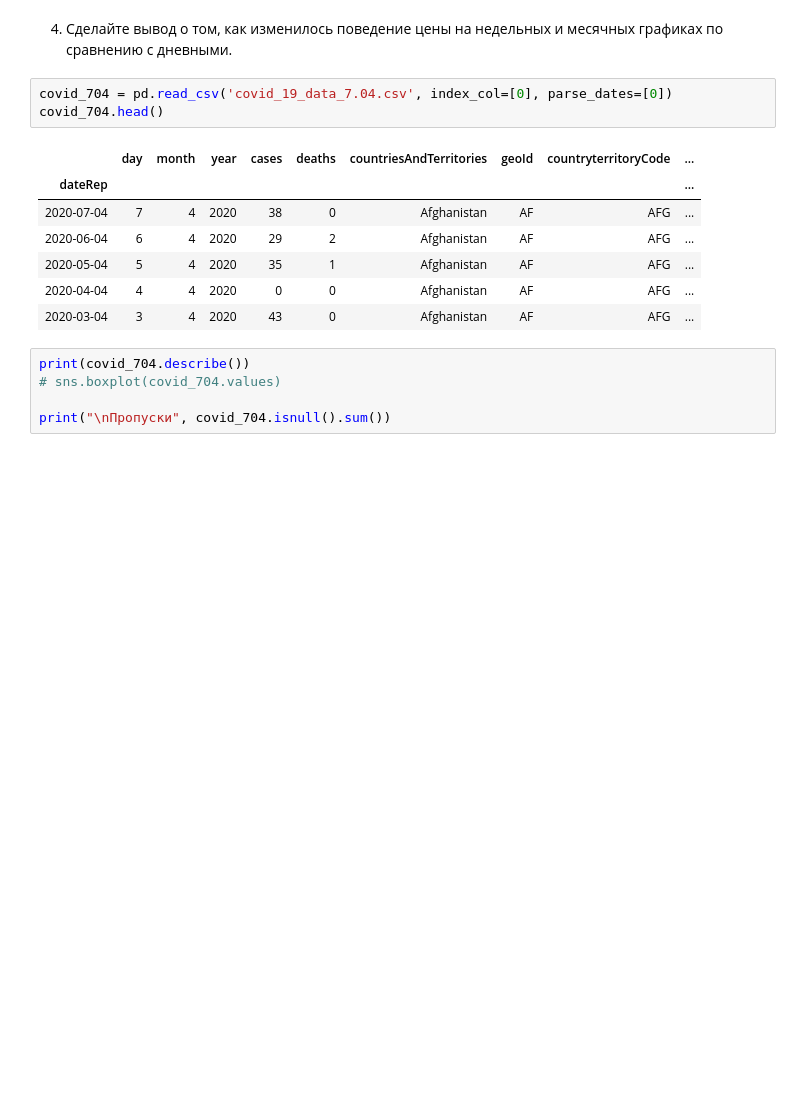
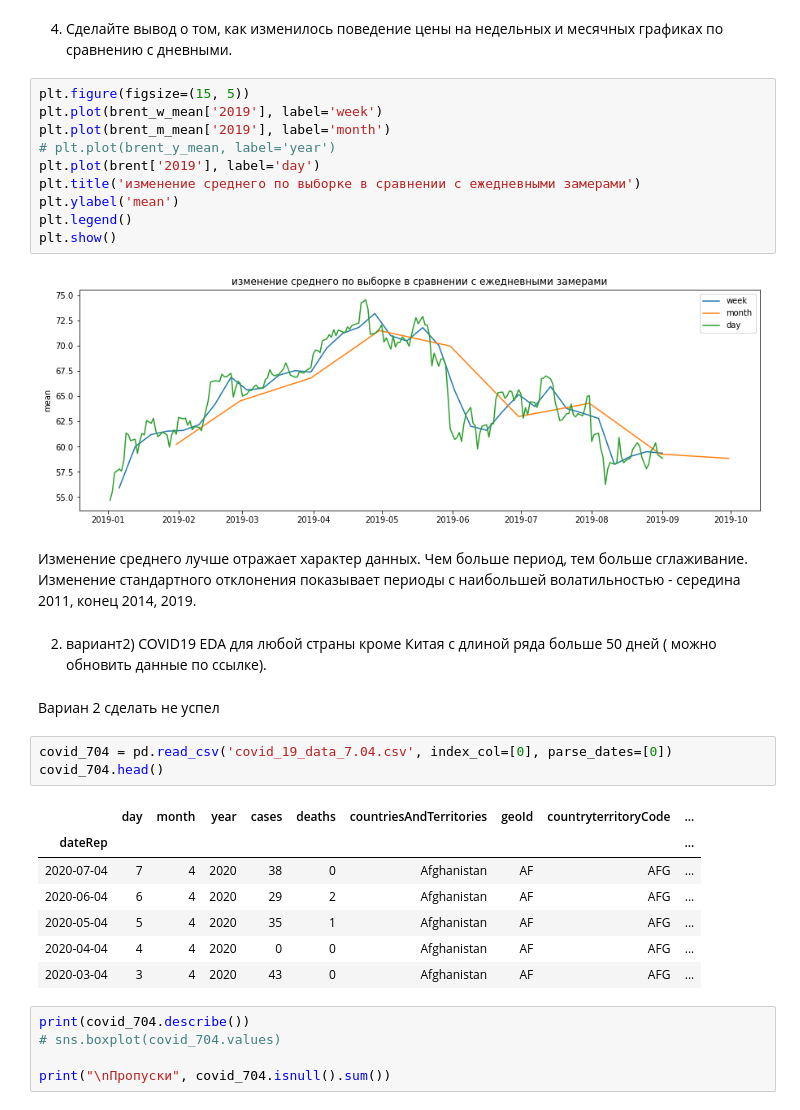
Before and after one commit to daniilstv/ML_in_business, a Jupyter notebook: Lesson1_hw.ipynb, the cells around one changed output. Saved outputs shown, nothing was run; the diff lists cells and outputs as text; blank space fills up the shorter version.

```diff
--- a/Lesson1_hw.ipynb
+++ b/Lesson1_hw.ipynb
@@ -275,6 +299,27 @@ plt.show()
 # %% [markdown]
 
 4. Сделайте вывод о том, как изменилось поведение цены на недельных и месячных графиках по сравнению с дневными.
+# %%
+plt.figure(figsize=(15, 5))
+plt.plot(brent_w_mean['2019'], label='week')
+plt.plot(brent_m_mean['2019'], label='month')
+# plt.plot(brent_y_mean, label='year')
+plt.plot(brent['2019'], label='day')
+plt.title('изменениe среднего по выборке в сравнении с ежедневными замерами')
+plt.ylabel('mean')
+plt.legend()
+plt.show()
+# %% [output]
+[figure, added]
+# %% [markdown]
+Изменение среднего лучше отражает характер данных. Чем больше период, тем больше сглаживание.
+Изменение стандартного отклонения показывает периоды с наибольшей волатильностью - середина 2011, конец 2014, 2019.
+# %% [markdown]
+
+
+2. вариант2) COVID19 EDA для любой страны кроме Китая с длиной ряда больше 50 дней ( можно обновить данные по ссылке).
+# %% [markdown]
+Вариан 2 сделать не успел
 # %%
 covid_704 = pd.read_csv('covid_19_data_7.04.csv', index_col=[0], parse_dates=[0])
 covid_704.head()
```
Also changed, not shown: parts of 16 cells of this notebook.
